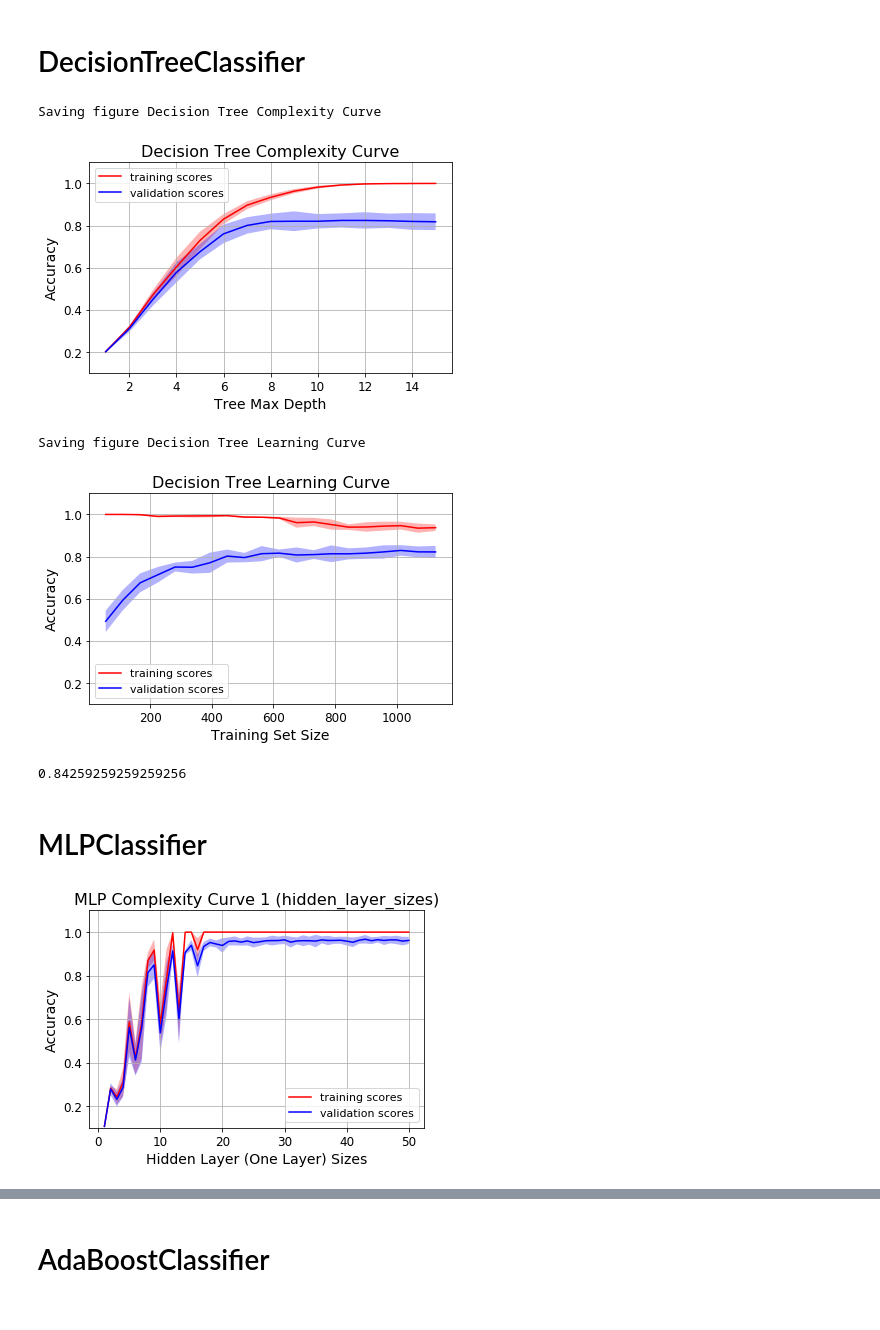
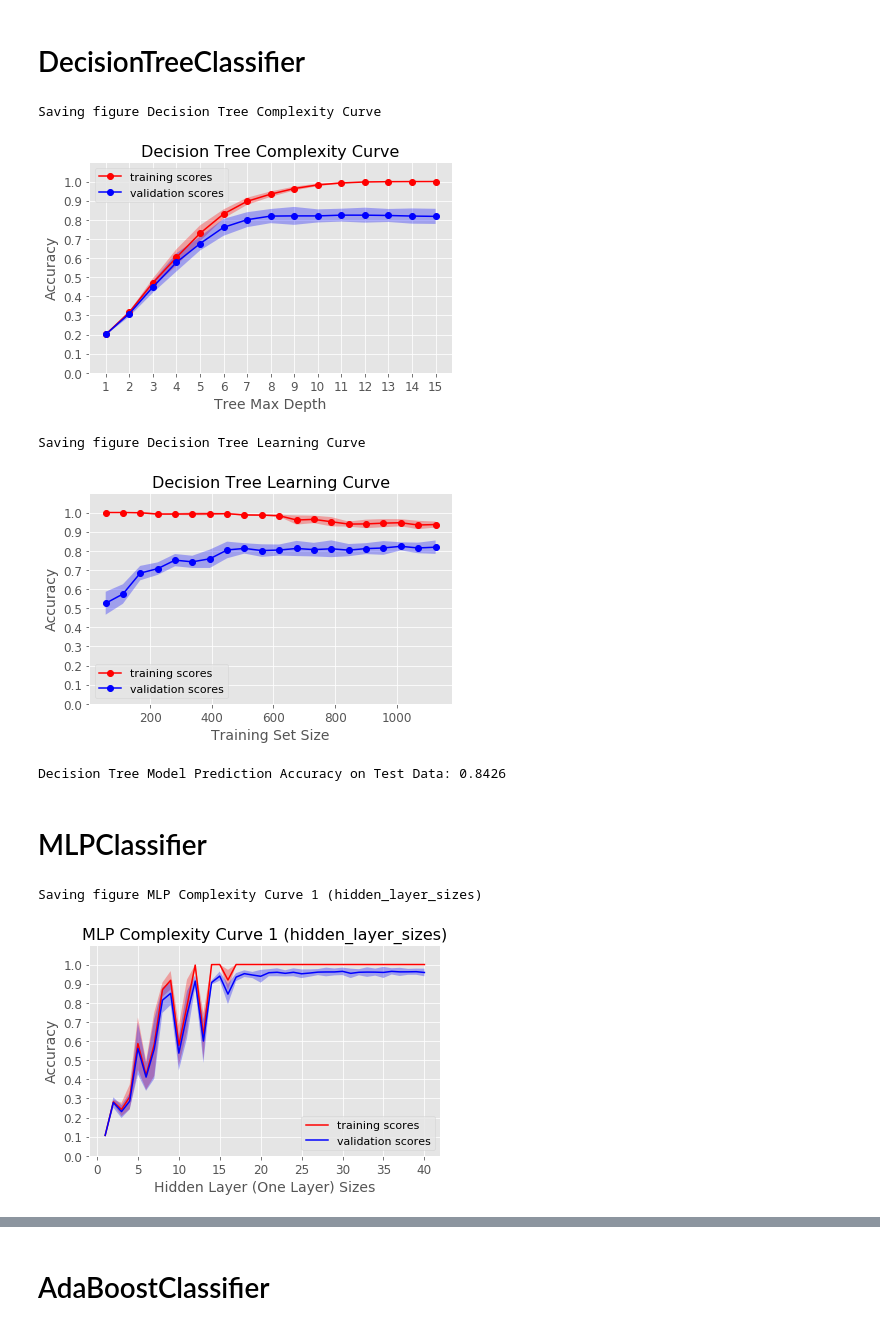
Before and after one commit to wanlipu/dsmain, a Jupyter notebook: machine_learning/classification-final-2.ipynb, the cells around one changed output, grey strips where cells are left out. Drawn from its saved outputs; the diff is of its cells as text; code cells hidden in the pictures.

```diff
--- a/machine_learning/classification-final-2.ipynb
+++ b/machine_learning/classification-final-2.ipynb
@@ -1,4 +1,9 @@
 # %%
+# sklearn version 0.19.0 or 0.19.1 required
+# import sklearn
+# sklearn.__version__
+# python 3.0 recommended
+
 from __future__ import division, print_function, unicode_literals
 import numpy as np
 import pandas as pd
@@ -6,10 +11,8 @@ import os
 import matplotlib
 import matplotlib.pyplot as plt
 %matplotlib inline
+plt.style.use('ggplot')
 
-# sklearn version 0.19.0 required
-# import sklearn
-# sklearn.__version__
 from sklearn.datasets import load_iris
 from sklearn.model_selection import train_test_split #from model_selection instead of cross_validation
 from sklearn.model_selection import validation_curve #from model_selection instead of learning_curve
@@ -32,7 +37,7 @@ plt.rcParams['ytick.labelsize'] = 12
 # Where to save the figures
 PROJECT_ROOT_DIR = "."
 PROJECT_ID = "classification"
-DATASET_ID = "_digits_"
+DATASET_ID = "_digits_"  # for handwritten digits dataset
 
 def image_path(fig_id):
     return os.path.join(PROJECT_ROOT_DIR, PROJECT_ID + DATASET_ID + fig_id)
@@ -43,9 +48,12 @@ def save_fig(fig_id, tight_layout=True):
         plt.tight_layout()
     plt.savefig(image_path(fig_id) + ".png", format='png', dpi=300)
 
-def plot_curve(sizes, data, **kwargs):
+def plot_curve(sizes, data, dots=True, **kwargs):
     mu, std = data.mean(1), data.std(1)
-    lines = plt.plot(sizes, mu, '-', **kwargs)
+    if dots:
+        lines = plt.plot(sizes, mu, 'o-', **kwargs)
+    else:
+        lines = plt.plot(sizes, mu, '-', **kwargs)
     plt.fill_between(sizes, mu - std, mu + std, edgecolor='none',
                      facecolor=lines[0].get_color(), alpha=0.3)
 
@@ -128,5 +74,5 @@ Classification report for classifier SVC(C=1.0, cache_size=200, class_weight=Non
 # %%
-X = data
+X = digits.data
 y = digits.target
 
 #shuffle data
@@ -164,18 +109,21 @@ def plot_complexity_curve_dt():
     #print (val_train)
     plot_curve(param_range, val_train, label='training scores', color = 'r')
     plot_curve(param_range, val_test, label='validation scores', color = 'b')
-    plt.ylim(0.1, 1.1)
-    #plt.xlim(5, 800)
+    lower = 0; upper = 1; interval = 0.1
+    ytick_range = np.arange(lower, upper+interval, interval)
+    plt.ylim(lower, upper+interval)
+    plt.yticks(ytick_range)
+    plt.xticks(param_range)
     plt.xlabel('Tree Max Depth'); plt.ylabel('Accuracy')
     plt.title('Decision Tree Complexity Curve', fontsize=16)
     plt.legend(fontsize = 11)
-    plt.grid()
+    #plt.grid()
     save_fig('Decision Tree Complexity Curve', tight_layout=True)
 
 plot_complexity_curve_dt()
 # %% [output]
 Saving figure Decision Tree Complexity Curve
-[figure, old version]
+[figure, new version]
 # %%
 def plot_learning_curve_dt():
     train_sizes = np.linspace(0.05, 1, 20)
@@ -183,22 +131,26 @@ def plot_learning_curve_dt():
                                                   X_train, y_train, train_sizes=train_sizes, cv=10)
     plot_curve(N_train, val_train, label='training scores', color = 'r')
     plot_curve(N_train, val_test, label='validation scores', color = 'b')
-    plt.ylim(0.1, 1.1)
+    lower = 0; upper = 1; interval = 0.1
+    ytick_range = np.arange(lower, upper+interval, interval)
+    plt.ylim(lower, upper+interval)
+    plt.yticks(ytick_range)
     plt.xlabel('Training Set Size'); plt.ylabel('Accuracy')
     plt.title('Decision Tree Learning Curve', fontsize=16)
     plt.legend(fontsize = 11)
-    plt.grid()
+    #plt.grid()
     save_fig('Decision Tree Learning Curve', tight_layout=True)
 
 plot_learning_curve_dt()
 # %% [output]
 Saving figure Decision Tree Learning Curve
-[figure, old version]
+[figure, new version]
 # %%
 dt_clf = DecisionTreeClassifier(max_depth = 8, random_state=0)
 dt_clf.fit(X_train, y_train)
-dt_clf.score(X_test, y_test)
+test_score = dt_clf.score(X_test, y_test)
+print ('Decision Tree Model Prediction Accuracy on Test Data: {:.4f}'.format(test_score))
 # %% [output]
-0.84259259259259256
+Decision Tree Model Prediction Accuracy on Test Data: 0.8426
 # %% [markdown]
 # MLPClassifier
@@ -207,24 +157,29 @@ dt_clf.score(X_test, y_test)
 # %%
+# first to test on one layer only
 def plot_complexity_curve_mlp():
     #train_sizes = np.linspace(0.1, 0.95, 18)
     param_name="hidden_layer_sizes"
-    param_range=range(1,51)
+    param_range=range(1,41)
     val_train, val_test = validation_curve(MLPClassifier(solver='lbfgs', random_state=0),
                                            X_train, y_train,
                                            param_name=param_name, param_range=param_range, cv=10)
     #print (val_train)
-    plot_curve(param_range, val_train, label='training scores', color = 'r')
-    plot_curve(param_range, val_test, label='validation scores', color = 'b')
-    plt.ylim(0.1, 1.1)
-    #plt.xlim(5, 800)
+    plot_curve(param_range, val_train, dots = False, label='training scores', color = 'r')
+    plot_curve(param_range, val_test, dots = False, label='validation scores', color = 'b')
+    lower = 0; upper = 1; interval = 0.1
+    ytick_range = np.arange(lower, upper+interval, interval)
+    plt.ylim(lower, upper+interval)
+    plt.yticks(ytick_range)
     plt.xlabel('Hidden Layer (One Layer) Sizes'); plt.ylabel('Accuracy')
     plt.title('MLP Complexity Curve 1 (hidden_layer_sizes)', fontsize=16)
     plt.legend(fontsize = 11)
-    plt.grid()
+    #plt.grid()
+    save_fig('MLP Complexity Curve 1 (hidden_layer_sizes)', tight_layout=True)
 
 plot_complexity_curve_mlp()
 # %% [output]
+Saving figure MLP Complexity Curve 1 (hidden_layer_sizes)
-[figure, old version]
+[figure, new version]
 # %%
 def plot_complexity_curve_mlp2():
     val_train_result = [np.array([])]
```
Also changed, not shown: parts of 26 cells of this notebook, 1 other file.
